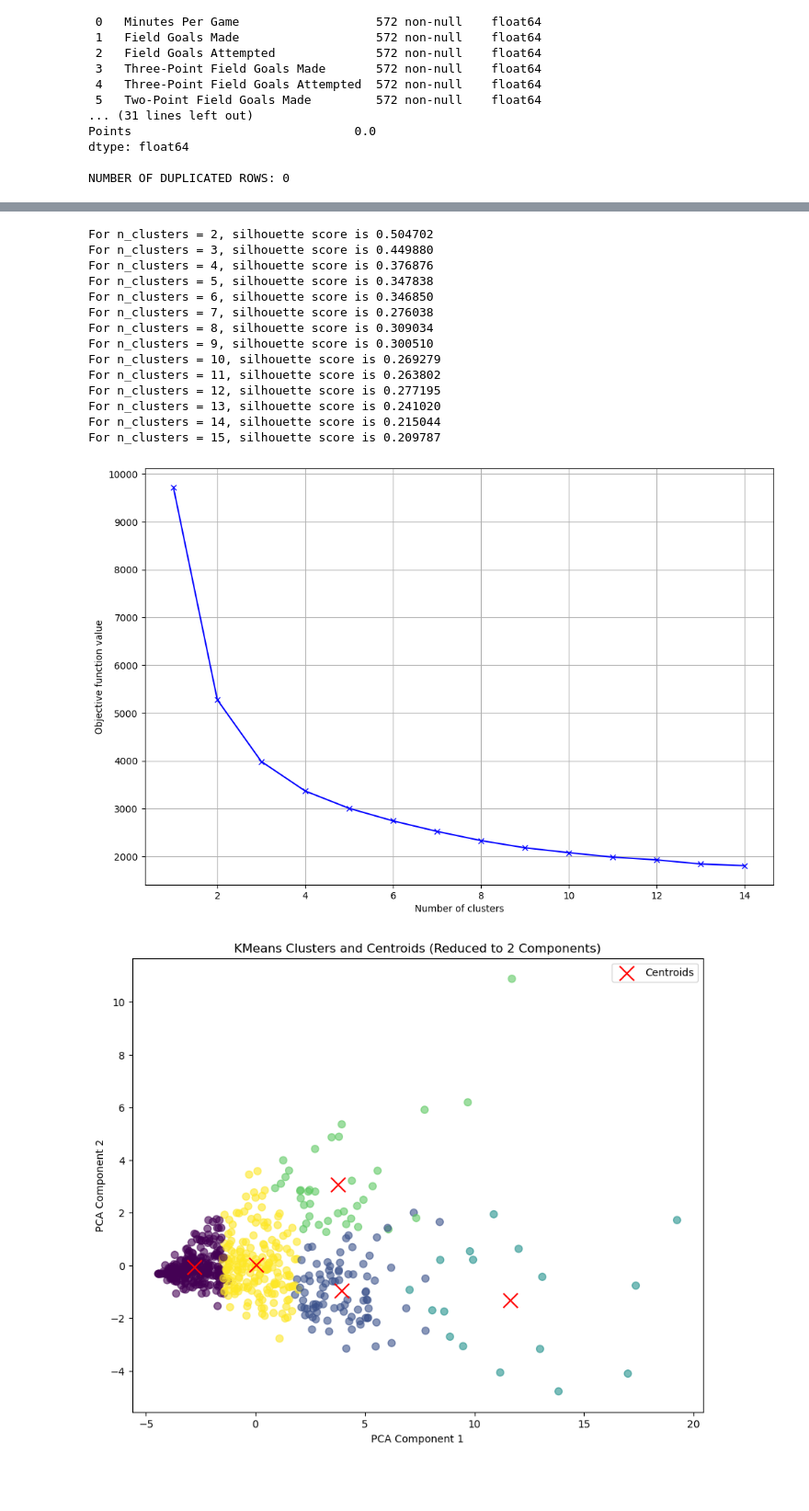
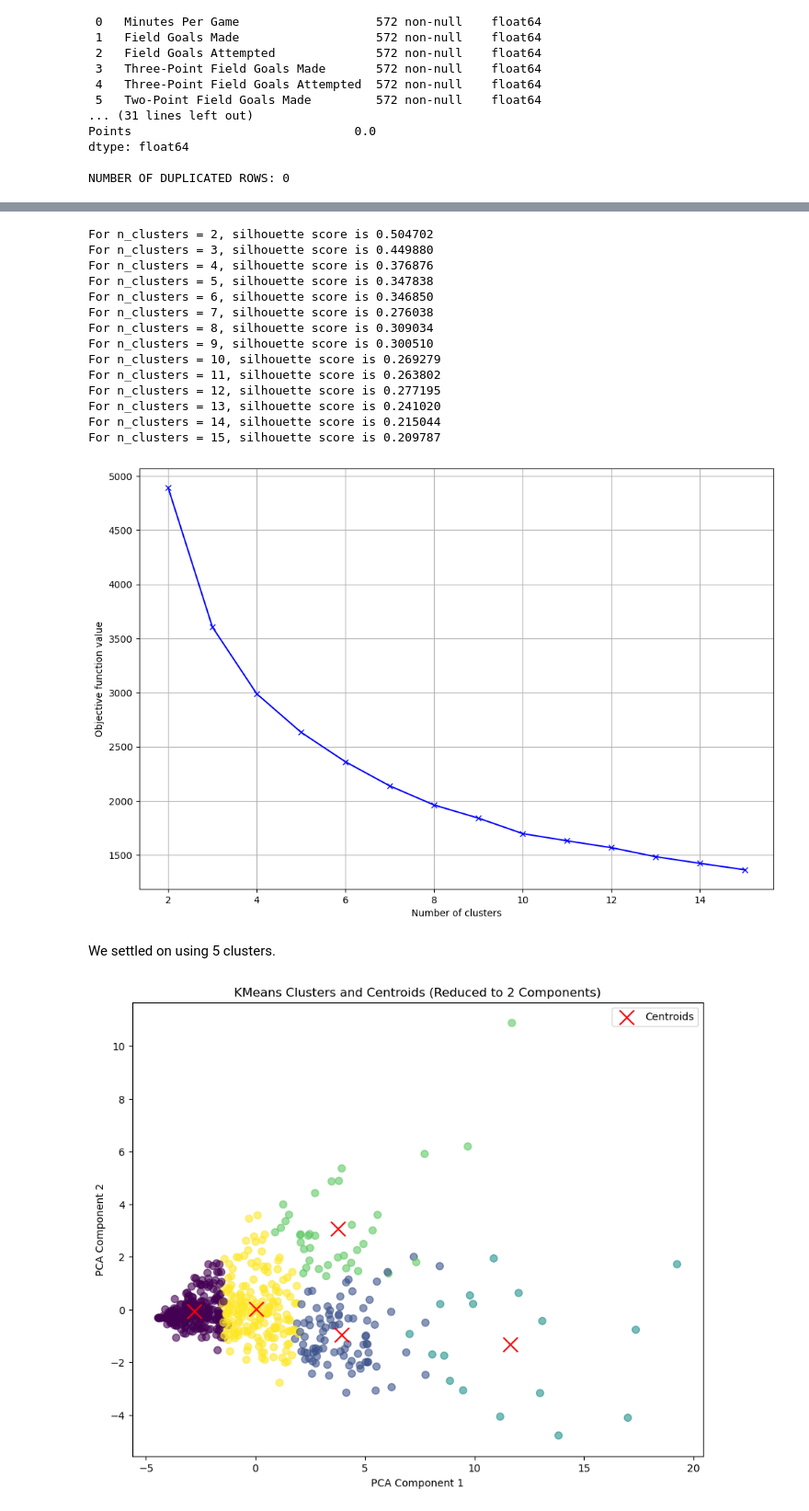
Before and after one commit to nazstephen/NBA-Archetypes, a Jupyter notebook: NBA Archetypes.ipynb, the cells around one changed output, grey strips where cells are left out. Shown at 92% size. Cells and saved outputs as stored; diff of their text form; code cells hidden in the pictures; blank space fills up the shorter version.

```diff
--- a/NBA Archetypes.ipynb
+++ b/NBA Archetypes.ipynb
@@ -386,7 +387,7 @@ variance_list = []
 
 for n_components in range(2,17):
     pca = PCA(n_components=n_components)
-    components = pca.fit_transform(scaled_df)
+    pca.fit_transform(scaled_df)
     variance = sum(pca.explained_variance_ratio_)
     variance_list.append(variance)
     print("For n_components = {}, explained variance ratio is {}".format(n_components, variance))
@@ -417,0 +427,4 @@ For n_components = 16, explained variance ratio is 0.9999980338923057
+# %%
+# Perform PCA to reduce data to 6 components
+pca_6 = PCA(n_components=6)
+reduced_data_6 = pca_6.fit_transform(scaled_df)
@@ -418,52 +441,44 @@ For n_components = 16, explained variance ratio is 0.9999980338923057
 # %%
-# Perform PCA to reduce data to 6 components
-pca_6 = PCA(n_components=6)
-components_6 = pca_6.fit_transform(scaled_df)
-
 # Initialize a list to store silhouette scores
 silhouette_scores = []
+distortion = []
 
 # Range for the number of clusters
 K = range(2, 16)  # Start from 2 because silhouette score is undefined for 1 cluster
 
 # Calculate silhouette score for each value of K
 for k in K:
     model = KMeans(n_clusters=k, random_state=12345)
-    model.fit(components_6)
-    score = silhouette_score(components_6, model.labels_)
+    model.fit(reduced_data_6)
+    score = silhouette_score(reduced_data_6, model.labels_)
     silhouette_scores.append(score)
+    distortion.append(model.inertia_)
 
     # Output the silhouette score for each k
     print(f"For n_clusters = {k}, silhouette score is {score:.6f}")
-
-
-distortion = []
-K = range(1, 15)
-for k in K:
-    model = KMeans(n_clusters=k, random_state=12345)
-    model.fit(scaled_df)
-    distortion.append(model.inertia_)
 
 plt.figure(figsize=(12, 8))
 plt.plot(K, distortion, 'bx-')
 plt.xlabel('Number of clusters')
 plt.ylabel('Objective function value')
 plt.grid(True)
 plt.show()
 # %% [output]
 For n_clusters = 2, silhouette score is 0.504702
 For n_clusters = 3, silhouette score is 0.449880
 For n_clusters = 4, silhouette score is 0.376876
 For n_clusters = 5, silhouette score is 0.347838
 For n_clusters = 6, silhouette score is 0.346850
 For n_clusters = 7, silhouette score is 0.276038
 For n_clusters = 8, silhouette score is 0.309034
 For n_clusters = 9, silhouette score is 0.300510
 For n_clusters = 10, silhouette score is 0.269279
 For n_clusters = 11, silhouette score is 0.263802
 For n_clusters = 12, silhouette score is 0.277195
 For n_clusters = 13, silhouette score is 0.241020
 For n_clusters = 14, silhouette score is 0.215044
 For n_clusters = 15, silhouette score is 0.209787
-[figure, old version]
+[figure, new version]
+# %% [markdown]
+We settled on using 5 clusters.
 # %%
```
Also changed, not shown: parts of 7 cells of this notebook.
